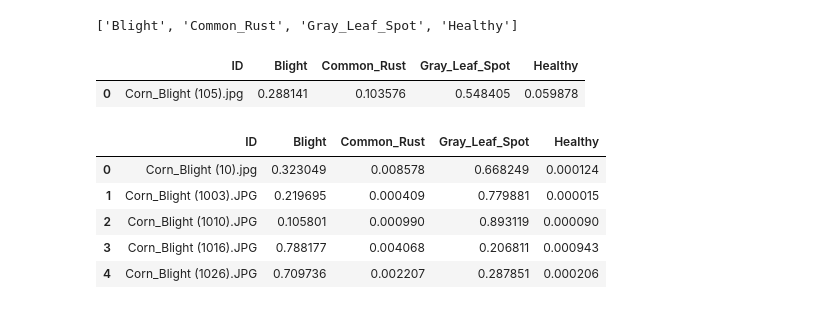
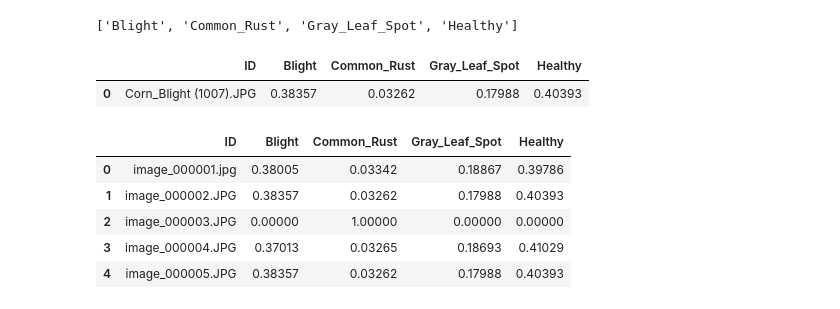
Before and after one commit to ShannonT20/CROP-DISEASE-DETECTION-STARTER-NOTEBOOK, a Jupyter notebook: Maize_Plant_Disease_Detection_Starter_Notebook.ipynb, the cells around one changed output. Saved outputs shown, nothing was run; the diff lists cells and outputs as text; code cells hidden in the pictures.

```diff
--- a/Maize_Plant_Disease_Detection_Starter_Notebook.ipynb
+++ b/Maize_Plant_Disease_Detection_Starter_Notebook.ipynb
@@ -620,42 +581,32 @@ training_dataset.classes
 # %% [output]
 ['Blight', 'Common_Rust', 'Gray_Leaf_Spot', 'Healthy']
 # %%
-blight_train_dir = os.path.join('crop pictures','val','blight')
+blight_train_dir = os.path.join('crop pictures','train','blight')
 blight_images = os.listdir(blight_train_dir)
 
-file_to_confidence(model, blight_train_dir, blight_images[7], transform_normalized)
+file_to_confidence(model, blight_train_dir, blight_images[7], transform)
 # %% [output]
 |  | ID | Blight | Common_Rust | Gray_Leaf_Spot | Healthy |
-| 0 | Corn_Blight (105).jpg | 0.288141 | 0.103576 | 0.548405 | 0.059878 |
+| 0 | Corn_Blight (1007).JPG | 0.38357 | 0.03262 | 0.17988 | 0.40393 |
-# %%
-small_dfs = []
-
-# Change from this:
-val_dir = os.path.join('crop pictures','val')
-
-# To this:
-val_dir = os.path.join('crop pictures','val','Blight')  # Or process all classes
-
-# OR process all class directories:
-small_dfs = []
-class_folders = ['Blight', 'Common_Rust', 'Gray_Leaf_Spot', 'Healthy']
-
-for class_name in class_folders:
-    class_dir = os.path.join('crop pictures','val', class_name)
-    for filename in os.listdir(class_dir):
-        if filename.lower().endswith(('.png', '.jpg', '.jpeg')):
-            small_dfs.append(
-                file_to_confidence(model, class_dir, filename, transform_normalized)
-            )
-
-confidence_df = pd.concat(small_dfs)
-
-confidence_df = confidence_df.sort_values("ID").reset_index(drop=True)
-confidence_df.head()
-# %% [output]
-|  | ID | Blight | Common_Rust | Gray_Leaf_Spot | Healthy |
-| 0 | Corn_Blight (10).jpg | 0.323049 | 0.008578 | 0.668249 | 0.000124 |
-| 1 | Corn_Blight (1003).JPG | 0.219695 | 0.000409 | 0.779881 | 0.000015 |
-| 2 | Corn_Blight (1010).JPG | 0.105801 | 0.000990 | 0.893119 | 0.000090 |
-| 3 | Corn_Blight (1016).JPG | 0.788177 | 0.004068 | 0.206811 | 0.000943 |
-| 4 | Corn_Blight (1026).JPG | 0.709736 | 0.002207 | 0.287851 | 0.000206 |
+# %%
+# Convert scientific notation to standard decimals
+pd.set_option('display.float_format', lambda x: '%.5f' % x)
+
+small_dfs = []
+
+for filename in tqdm(os.listdir(val_dir), desc="Predicting on test set"):
+    small_dfs.append(
+        file_to_confidence(model, val_dir, filename, transform)
+    )
+
+confidence_df = pd.concat(small_dfs)
+
+confidence_df = confidence_df.sort_values("ID").reset_index(drop=True)
+confidence_df.head()
+# %% [output]
+|  | ID | Blight | Common_Rust | Gray_Leaf_Spot | Healthy |
+| 0 | image_000001.jpg | 0.38005 | 0.03342 | 0.18867 | 0.39786 |
+| 1 | image_000002.JPG | 0.38357 | 0.03262 | 0.17988 | 0.40393 |
+| 2 | image_000003.JPG | 0.00000 | 1.00000 | 0.00000 | 0.00000 |
+| 3 | image_000004.JPG | 0.37013 | 0.03265 | 0.18693 | 0.41029 |
+| 4 | image_000005.JPG | 0.38357 | 0.03262 | 0.17988 | 0.40393 |
```
Also changed, not shown: parts of 11 cells of this notebook, 4 other files.
